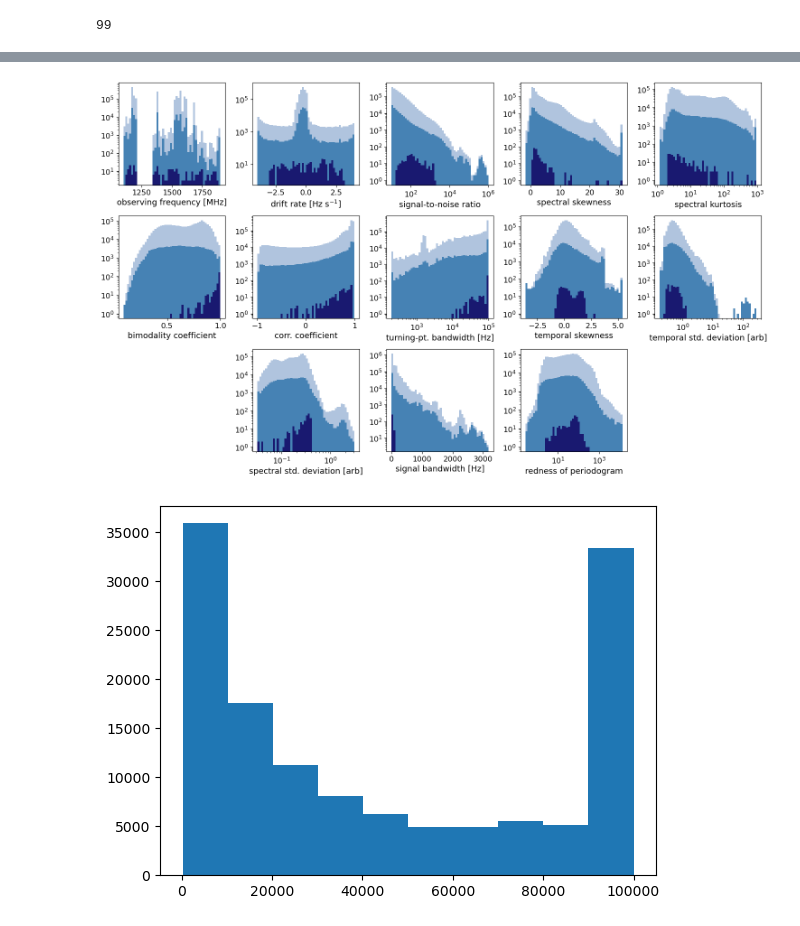
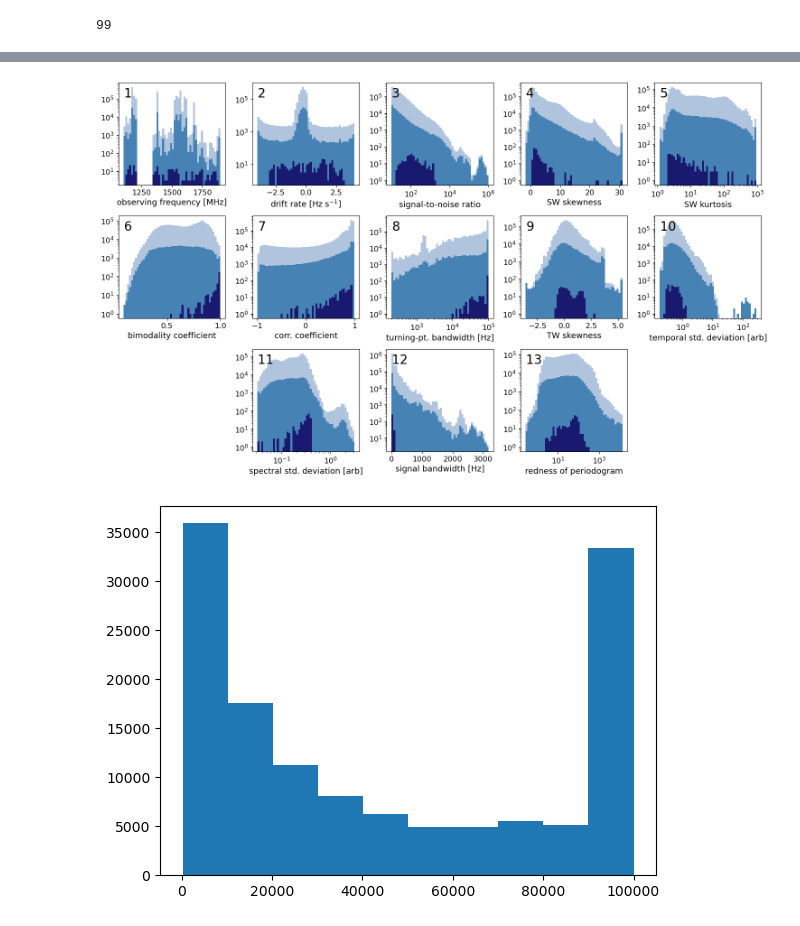
Before and after one commit to bjacobell/gbt-hdbscan, a Jupyter notebook: param_analysis.ipynb, the cells around one changed output, grey strips where cells are left out. Saved outputs shown, nothing was run; the diff lists cells and outputs as text; code cells hidden in the pictures.

```diff
--- a/param_analysis.ipynb
+++ b/param_analysis.ipynb
@@ -580,6 +580,8 @@ axs[0,0].hist(anom_array[:,0], range=[1100, 1900], color=color2, bins=50)
 axs[0,0].hist(inj_retrieved_params[:,0], range=[1100, 1900], color=color3, bins=50)
 axs[0,0].set_yscale('log')
 axs[0,0].set_xlabel('observing frequency [MHz]', size=13)
+axs[0,0].text(0.05, 0.95, '1', size=20, color='k',
+              horizontalalignment='left', verticalalignment='top', transform=axs[0,0].transAxes)
 
 # 1: Drift Rate
 axs[0,1].hist(param_array[:,1], range=[-4, 4], color=color1, bins=50)
@@ -587,6 +589,8 @@ axs[0,1].hist(anom_array[:,1], range=[-4, 4], color=color2, bins=50)
 axs[0,1].hist(inj_retrieved_params[:,1], range=[-4, 4], color=color3, bins=50)
 axs[0,1].set_yscale('log')
 axs[0,1].set_xlabel(r'drift rate [Hz s$^{-1}$]', size=13)
+axs[0,1].text(0.05, 0.95, '2', size=20, color='k',
+              horizontalalignment='left', verticalalignment='top', transform=axs[0,1].transAxes)
 
 # 2: SNR
 snrs = param_array[:, 2]
@@ -598,6 +602,8 @@ axs[0,2].hist(inj_retrieved_params[:,2], color=color3, bins=logbins)
 axs[0,2].set_xlabel('signal-to-noise ratio', size=13)
 axs[0,2].set_xscale('log')
 axs[0,2].set_yscale('log')
+axs[0,2].text(0.05, 0.95, '3', size=20, color='k',
+              horizontalalignment='left', verticalalignment='top', transform=axs[0,2].transAxes)
 
 # 3: spectral skewness
 axs[0,3].hist(param_array[:,3], color=color1, bins=50)
@@ -606,7 +612,9 @@ maxim = np.max(param_array[:,3])
 axs[0,3].hist(anom_array[:,3], color=color2, bins=50, range=(minim,maxim))
 axs[0,3].hist(inj_retrieved_params[:,3], color=color3, bins=50, range=(minim,maxim))
 axs[0,3].set_yscale('log')
-axs[0,3].set_xlabel(r'spectral skewness', size=13)
+axs[0,3].set_xlabel('SW skewness', size=13)
+axs[0,3].text(0.05, 0.95, '4', size=20, color='k',
+              horizontalalignment='left', verticalalignment='top', transform=axs[0,3].transAxes)
 
 # 4: spectral kurtosis
 hist, bins = np.histogram(param_array[:, 4], bins=50)
@@ -614,9 +622,11 @@ logbins = np.logspace(np.log10(bins[0]),np.log10(bins[-1]),len(bins))
 axs[0,4].hist(param_array[:, 4], color=color1, bins=logbins)
 axs[0,4].hist(anom_array[:, 4], color=color2, bins=logbins)
 axs[0,4].hist(inj_retrieved_params[:, 4], color=color3, bins=logbins)
-axs[0,4].set_xlabel('spectral kurtosis', size=13)
+axs[0,4].set_xlabel('SW kurtosis', size=13)
 axs[0,4].set_xscale('log')
 axs[0,4].set_yscale('log')
+axs[0,4].text(0.05, 0.95, '5', size=20, color='k',
+              horizontalalignment='left', verticalalignment='top', transform=axs[0,4].transAxes)
 
 # 5: Sarle's bimodality coefficient
 axs[1,0].hist(param_array[:,5], color=color1, bins=50)
@@ -627,6 +637,8 @@ axs[1,0].hist(inj_retrieved_params[:,5], color=color3, bins=50, range=(minim,max
 #axs[1,2].axvline(5/9, color='k')
 axs[1,0].set_yscale('log')
 axs[1,0].set_xlabel('bimodality coefficient', size=13)
+axs[1,0].text(0.05, 0.95, '6', size=20, color='k',
+              horizontalalignment='left', verticalalignment='top', transform=axs[1,0].transAxes)
 
 # 6: correlation coefficient
 axs[1,1].hist(param_array[:,6], color=color1, bins=50)
@@ -636,6 +648,8 @@ axs[1,1].hist(anom_array[:,6], color=color2, bins=50, range=(minim,maxim))
 axs[1,1].hist(inj_retrieved_params[:,6], color=color3, bins=50, range=(minim,maxim))
 axs[1,1].set_yscale('log')
 axs[1,1].set_xlabel('corr. coefficient', size=13)
+axs[1,1].text(0.05, 0.95, '7', size=20, color='k',
+              horizontalalignment='left', verticalalignment='top', transform=axs[1,1].transAxes)
 
 # 7: turning-point bandwidth
 hist, bins = np.histogram(param_array[:,7], bins=50)
@@ -646,6 +660,8 @@ axs[1,2].hist(inj_retrieved_params[:,7]*1e6, color=color3, bins=logbins)
 axs[1,2].set_yscale('log')
 axs[1,2].set_xscale('log')
 axs[1,2].set_xlabel('turning-pt. bandwidth [Hz]', size=13)
+axs[1,2].text(0.05, 0.95, '8', size=20, color='k',
+              horizontalalignment='left', verticalalignment='top', transform=axs[1,2].transAxes)
 
 # 8: temporal skewness
 axs[1,3].hist(param_array[:,8], color=color1, bins=50)
@@ -654,7 +670,9 @@ maxim = np.max(param_array[:,8])
 axs[1,3].hist(anom_array[:,8], color=color2, bins=50, range=(minim,maxim))
 axs[1,3].hist(inj_retrieved_params[:,8], color=color3, bins=50, range=(minim,maxim))
 axs[1,3].set_yscale('log')
-axs[1,3].set_xlabel('temporal skewness', size=13)
+axs[1,3].set_xlabel('TW skewness', size=13)
+axs[1,3].text(0.05, 0.95, '9', size=20, color='k',
+              horizontalalignment='left', verticalalignment='top', transform=axs[1,3].transAxes)
 
 # 9: time-series standard deviation
 hist, bins = np.histogram(param_array[:, 9], bins=50)
@@ -665,6 +683,8 @@ axs[1,4].hist(inj_retrieved_params[:, 9], color=color3, bins=logbins)
 axs[1,4].set_xlabel('temporal std. deviation [arb]', size=13)
 axs[1,4].set_xscale('log')
 axs[1,4].set_yscale('log')
+axs[1,4].text(0.05, 0.95, '10', size=20, color='k',
+              horizontalalignment='left', verticalalignment='top', transform=axs[1,4].transAxes)
 
 # 10: power-spectrum standard deviation
 hist, bins = np.histogram(param_array[:, 10], bins=50)
@@ -675,6 +695,8 @@ axs[2,1].hist(inj_retrieved_params[:, 10], color=color3, bins=logbins)
 axs[2,1].set_xlabel('spectral std. deviation [arb]', size=13)
 axs[2,1].set_xscale('log')
 axs[2,1].set_yscale('log')
+axs[2,1].text(0.05, 0.95, '11', size=20, color='k',
+              horizontalalignment='left', verticalalignment='top', transform=axs[2,1].transAxes)
 
 # 11: signal bandwidth
 #axs[3,2].set_xticks([])
@@ -688,6 +710,8 @@ axs[2,2].hist(inj_retrieved_params[:,11]*1e6, color=color3, bins=50, range=(mini
 axs[2,2].set_yscale('log')
 axs[2,2].set_xlabel('signal bandwidth [Hz]', size=13)
 #[t.set_color('white') for t in axs[3,2].xaxis.get_ticklabels()]
+axs[2,2].text(0.05, 0.95, '12', size=20, color='k',
+              horizontalalignment='left', verticalalignment='top', transform=axs[2,2].transAxes)
 
 # 12: redness of periodogram
 hist, bins = np.histogram(param_array[:, 12], bins=50)
@@ -698,6 +722,8 @@ axs[2,3].hist(inj_retrieved_params[:, 12], color=color3, bins=logbins)
 axs[2,3].set_xlabel('redness of periodogram', size=13)
 axs[2,3].set_xscale('log')
 axs[2,3].set_yscale('log')
+axs[2,3].text(0.05, 0.95, '13', size=20, color='k',
+              horizontalalignment='left', verticalalignment='top', transform=axs[2,3].transAxes)
 
 axs[2,0].set_axis_off()
 axs[2,4].set_axis_off()
@@ -707,35 +733,35 @@ axs[0,1].tick_params(axis='x', labelsize=12)
 axs[0,2].tick_params(axis='x', labelsize=12)
 axs[0,3].tick_params(axis='x', labelsize=12)
 axs[0,4].tick_params(axis='x', labelsize=12)
 axs[1,0].tick_params(axis='x', labelsize=12)
 axs[1,1].tick_params(axis='x', labelsize=12)
 axs[1,2].tick_params(axis='x', labelsize=12)
 axs[1,3].tick_params(axis='x', labelsize=12)
 axs[1,4].tick_params(axis='x', labelsize=12)
 axs[2,1].tick_params(axis='x', labelsize=12)
 axs[2,2].tick_params(axis='x', labelsize=12)
 axs[2,3].tick_params(axis='x', labelsize=12)
 
 axs[0,0].tick_params(axis='y', labelsize=12)
 axs[0,1].tick_params(axis='y', labelsize=12)
 axs[0,2].tick_params(axis='y', labelsize=12)
 axs[0,3].tick_params(axis='y', labelsize=12)
 axs[0,4].tick_params(axis='y', labelsize=12)
 axs[1,0].tick_params(axis='y', labelsize=12)
 axs[1,1].tick_params(axis='y', labelsize=12)
 axs[1,2].tick_params(axis='y', labelsize=12)
 axs[1,3].tick_params(axis='y', labelsize=12)
 axs[1,4].tick_params(axis='y', labelsize=12)
 axs[2,1].tick_params(axis='y', labelsize=12)
 axs[2,2].tick_params(axis='y', labelsize=12)
 axs[2,3].tick_params(axis='y', labelsize=12)
 
 plt.tight_layout()
 
-plt.savefig('/datax/scratch/benjb/1d_13_param_analysis.pdf', bbox_inches='tight')
+plt.savefig('/datax/scratch/benjb/1d_13_param_analysis_112124.pdf', bbox_inches='tight')
 #plt.subplots_adjust(hspace=0.2)
 # %% [output]
-[figure, old version]
+[figure, new version]
 # %%
 plt.hist(anom_array[:,7])
 plt.show()
```
Also changed, not shown: parts of 1 cell of this notebook, 34 other files.
